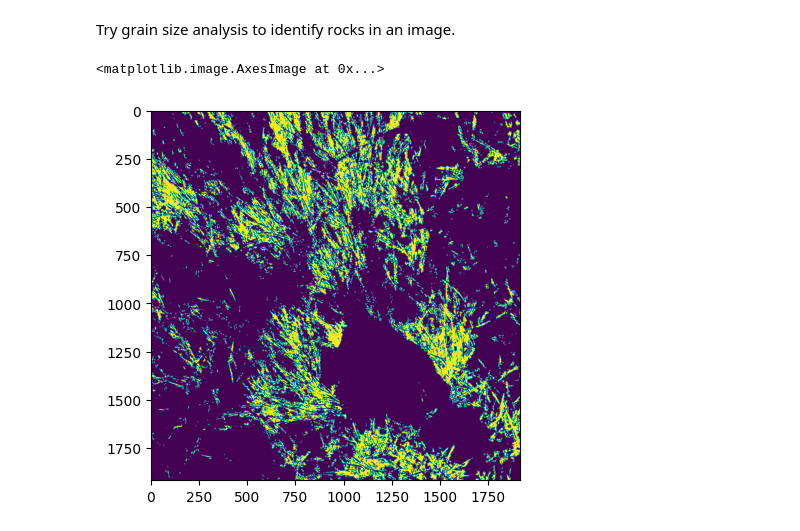
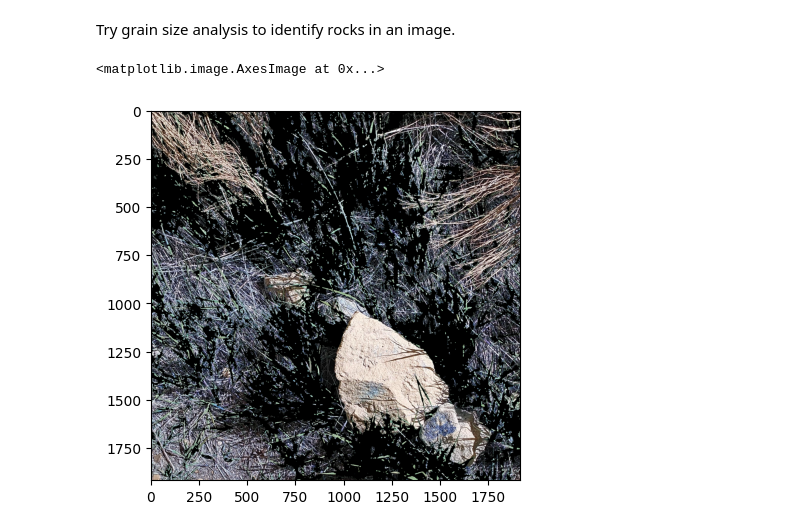
Before and after one commit to dustydells/mtech_reu_plants, a Jupyter notebook: segment_rocks.ipynb, the cells around one changed output. Drawn from its saved outputs; the diff is of its cells as text; code cells hidden in the pictures.

Commit message:
can now isolate non-green-plant-pixels

```diff
--- a/segment_rocks.ipynb
+++ b/segment_rocks.ipynb
@@ -6,21 +6,43 @@ from functions import apply_otsu
 # %% [markdown]
 Try grain size analysis to identify rocks in an image.
 # %%
+img_number = 25
+
 # Load in RGBVI image that contains rocks
-img = cv2.imread('results/cropped_rgbvi_gray/image_25.jpg', 0)
+rgbvi_img = cv2.imread(f'results/cropped_rgbvi_gray/image_{img_number}.jpg', 0)
+
+# Also load in the actual image
+img = cv2.imread(f'test_photos_cropped/image_{img_number}.jpg')
 
 # plt.hist(rgbvi_img.flatten(), bins = 100)
 
 # Threshold it to only include plants
-ret, thresh = cv2.threshold(img, 0, 255, cv2.THRESH_BINARY+cv2.THRESH_OTSU)
+ret, thresh = cv2.threshold(rgbvi_img, 0, 255, cv2.THRESH_BINARY+cv2.THRESH_OTSU)
+
+# Define a kernel for morphological operations
+kernel = np.ones((3,3), np.uint8)
+
+# Dilate the image
+img_dilated = cv2.dilate(thresh, kernel, iterations = 2)
+
+# Then erode it
+img_dilated_eroded = cv2.erode(img_dilated, kernel, iterations = 1)
+
+# Invert the image so it'll capture everything but the plants
+mask = cv2.bitwise_not(img_dilated_eroded)
+
+img_masked = cv2.bitwise_and(img, img, mask = mask)
 
 
-mask = thresh == 255
-kernel = np.ones((3,3), np.uint8)
-mask = cv2.morphologyEx(thresh, cv2.MORPH_OPEN, kernel)
+plt.imshow(img_masked)
 
+# cv2.imshow('dilated', img_dilated)
+# cv2.imshow('dilated and eroded', img_dilated_eroded)
 
-plt.imshow(mask)
+# cv2.imshow('thresh', thresh)
+
+# cv2.waitKey(0)
+# cv2.destroyAllWindows()
 # %% [output]
 <matplotlib.image.AxesImage at 0x...>
-[figure, old version]
+[figure, new version]
```
